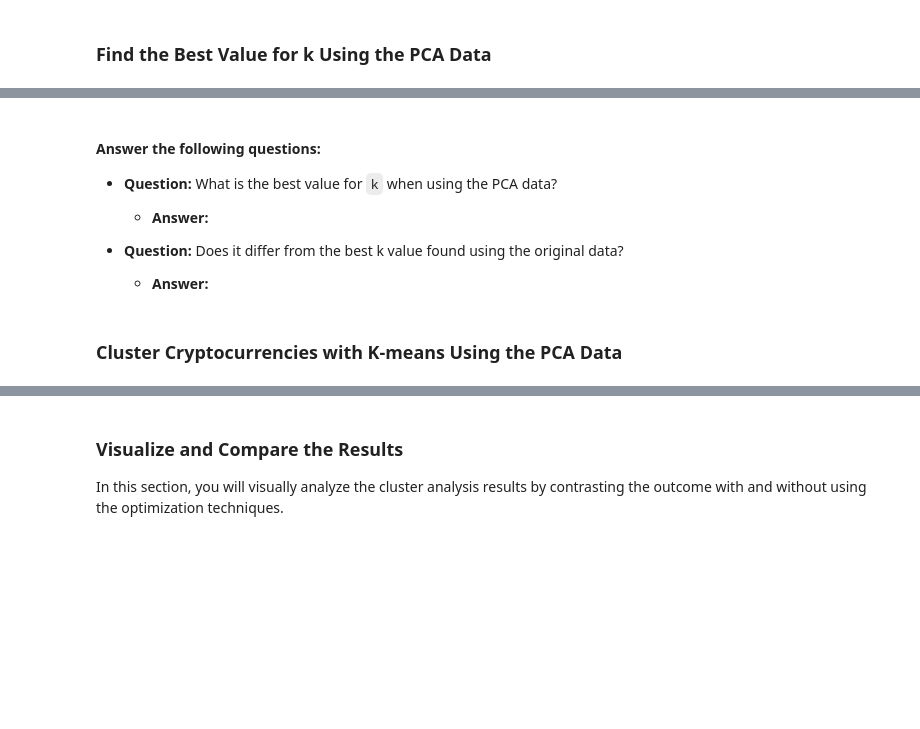
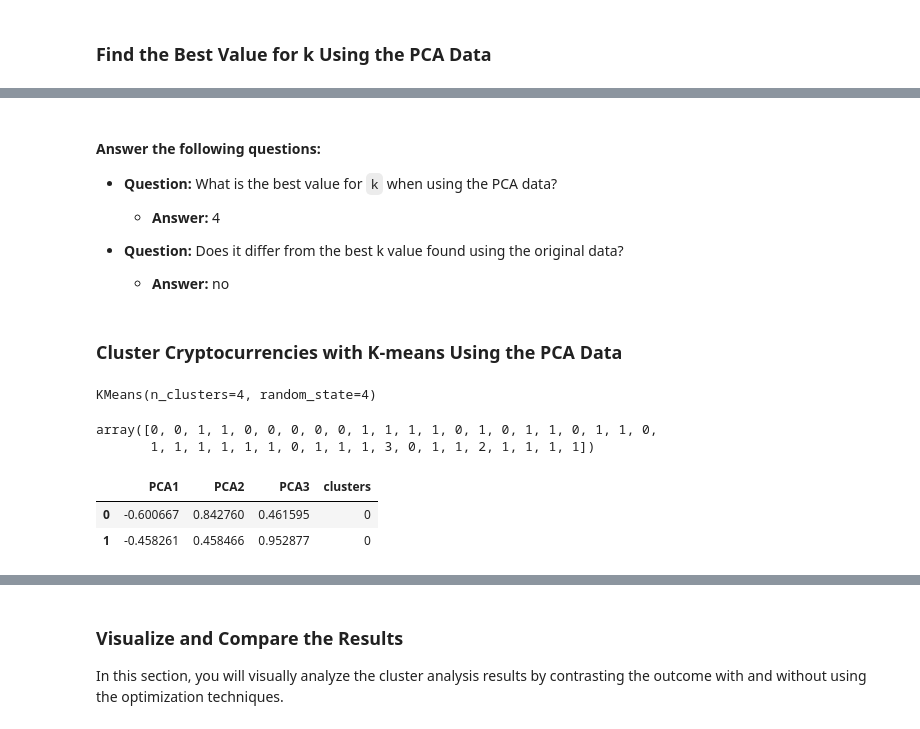
Before and after one commit to KAMAS-2058/CryptoClustering, a Jupyter notebook: Crypto_Clustering.ipynb, the cells around one changed output, grey strips where cells are left out. Cells and saved outputs as stored; diff of their text form; code cells hidden in the pictures; blank space fills up the shorter version.

```diff
--- a/Crypto_Clustering.ipynb
+++ b/Crypto_Clustering.ipynb
@@ -238,11 +249,15 @@ copy_pca_df = df_coins_pca.copy()
 # %%
 # Create an empty list to store the inertia values
-
+inertia_two = []
 
 # Create a for loop to compute the inertia with each possible value of k
 # Inside the loop:
 # 1. Create a KMeans model using the loop counter for the n_clusters
 # 2. Fit the model to the data using `df_market_data_pca`
 # 3. Append the model.inertia_ to the inertia list
+for i in k_from_pca:
+    k_pca_model = KMeans(n_clusters=i, random_state=0)
+    k_pca_model.fit(copy_pca_df)
+    inertia_two.append(k_pca_model.inertia_)
 # %%
 # Create a dictionary with the data to plot the Elbow curve
@@ -256,30 +279,43 @@ copy_pca_df = df_coins_pca.copy()
 
 * **Question:** What is the best value for `k` when using the PCA data?
 
-  * **Answer:**
+  * **Answer:** 4
 
 
 * **Question:** Does it differ from the best k value found using the original data?
 
-  * **Answer:**
+  * **Answer:** no
 # %% [markdown]
 ### Cluster Cryptocurrencies with K-means Using the PCA Data
 # %%
 # Initialize the K-Means model using the best value for k
+model_final =  KMeans(n_clusters=4,random_state=4)
 # %%
 # Fit the K-Means model using the PCA data
+model_final.fit(copy_pca_df)
+# %% [output]
+KMeans(n_clusters=4, random_state=4)
 # %%
 # Predict the clusters to group the cryptocurrencies using the PCA data
-
+final_pca_pred = model_final.predict(copy_pca_df)
 # Print the resulting array of cluster values.
+final_pca_pred
+# %% [output]
+array([0, 0, 1, 1, 0, 0, 0, 0, 0, 1, 1, 1, 1, 0, 1, 0, 1, 1, 0, 1, 1, 0,
+       1, 1, 1, 1, 1, 1, 0, 1, 1, 1, 3, 0, 1, 1, 2, 1, 1, 1, 1])
 # %%
 # Create a copy of the DataFrame with the PCA data
-
+df_coins_copy_pca = df_coins_pca.copy()
 
 # Add a new column to the DataFrame with the predicted clusters
-
+df_coins_copy_pca['clusters'] = final_pca_pred
 
 # Display sample data
+df_coins_copy_pca.head(2)
+# %% [output]
+|  | PCA1 | PCA2 | PCA3 | clusters |
+| 0 | -0.600667 | 0.842760 | 0.461595 | 0 |
+| 1 | -0.458261 | 0.458466 | 0.952877 | 0 |
 # %%
 # Create a scatter plot using hvPlot by setting
 # `x="PC1"` and `y="PC2"`.
```
Also changed, not shown: parts of 6 cells of this notebook.
